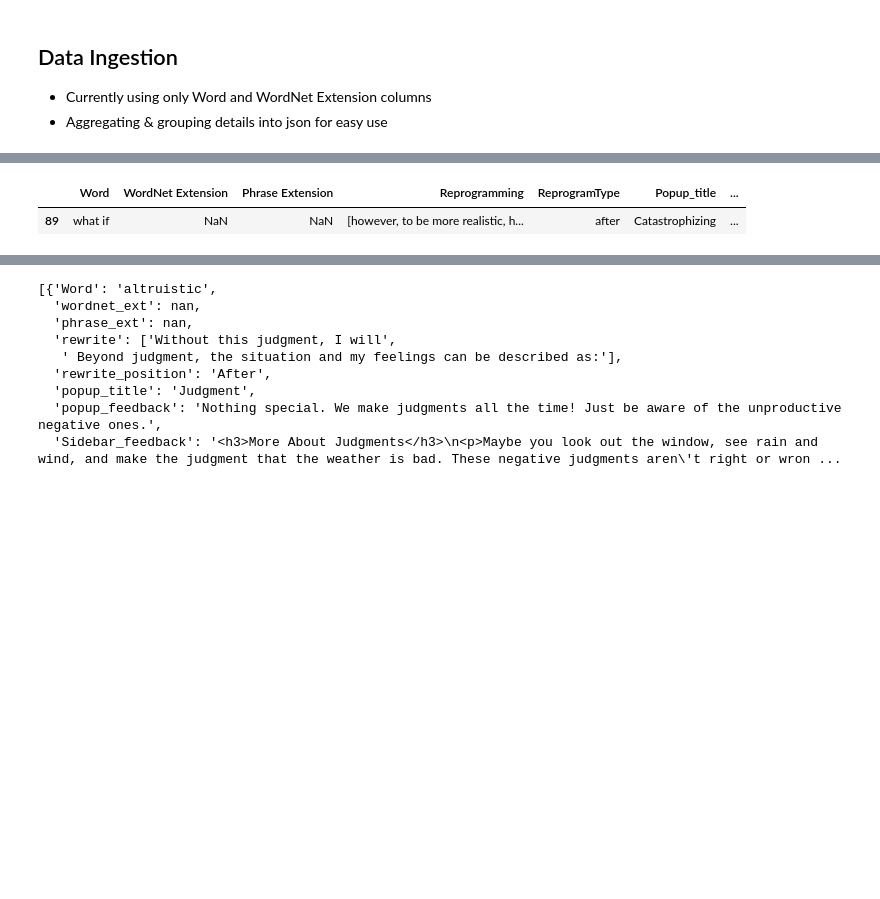
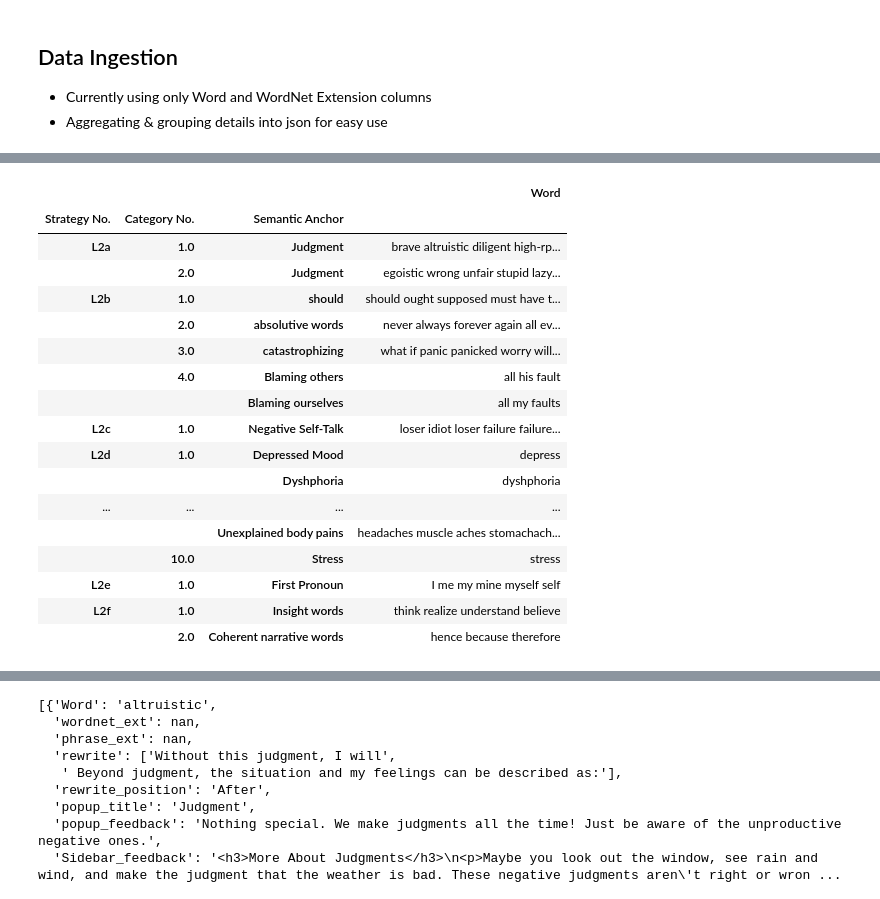
Before and after one commit to ucla-hci/journal, a Jupyter notebook: dict/data_ingestion.ipynb, the cells around one changed output, grey strips where cells are left out. Drawn from its saved outputs; the diff is of its cells as text; code cells hidden in the pictures; blank space fills up the shorter version.

```diff
--- a/dict/data_ingestion.ipynb
+++ b/dict/data_ingestion.ipynb
@@ -33,5 +35,21 @@ df_minimal = df_clean[["Word", "WordNet Extension", "Phrase Extension", "Reprogr
 # %%
-df_minimal[df_minimal['Word']=='what if']
+df.groupby(cols).agg({'Word': lambda x: ' '.join(x)})
 # %% [output]
-|  | Word | WordNet Extension | Phrase Extension | Reprogramming | ReprogramType | Popup_title | ... |
-| 89 | what if | NaN | NaN | [however, to be more realistic, h... | after | Catastrophizing | ... |
+|  |  |  | Word |
+| Strategy No. | Category No. | Semantic Anchor |  |
+| L2a | 1.0 | Judgment | brave altruistic diligent high-rp... |
+|  | 2.0 | Judgment | egoistic wrong unfair stupid lazy... |
+| L2b | 1.0 | should | should ought supposed must have t... |
+|  | 2.0 | absolutive words | never always forever again all ev... |
+|  | 3.0 | catastrophizing | what if panic panicked worry will... |
+|  | 4.0 | Blaming others | all his fault |
+|  |  | Blaming ourselves | all my faults |
+| L2c | 1.0 | Negative Self-Talk | loser idiot loser failure failure... |
+| L2d | 1.0 | Depressed Mood | depress |
+|  |  | Dyshphoria | dyshphoria |
+| ... | ... | ... | ... |
+|  |  | Unexplained body pains | headaches muscle aches stomachach... |
+|  | 10.0 | Stress | stress |
+| L2e | 1.0 | First Pronoun | I me my mine myself self |
+| L2f | 1.0 | Insight words | think realize understand believe |
+|  | 2.0 | Coherent narrative words | hence because therefore |
```
Also changed, not shown: parts of 4 cells of this notebook, 2 other files.
